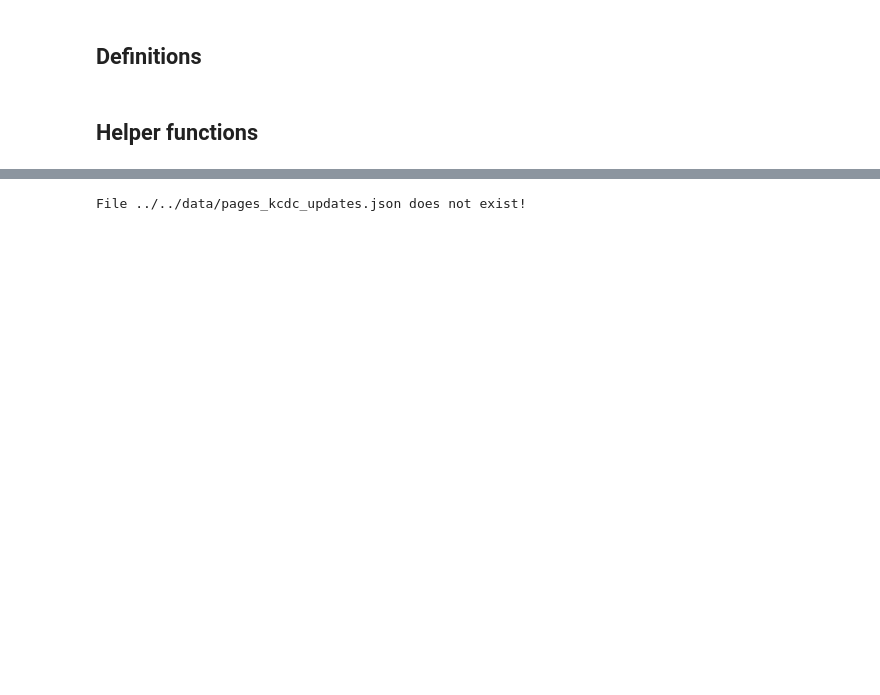
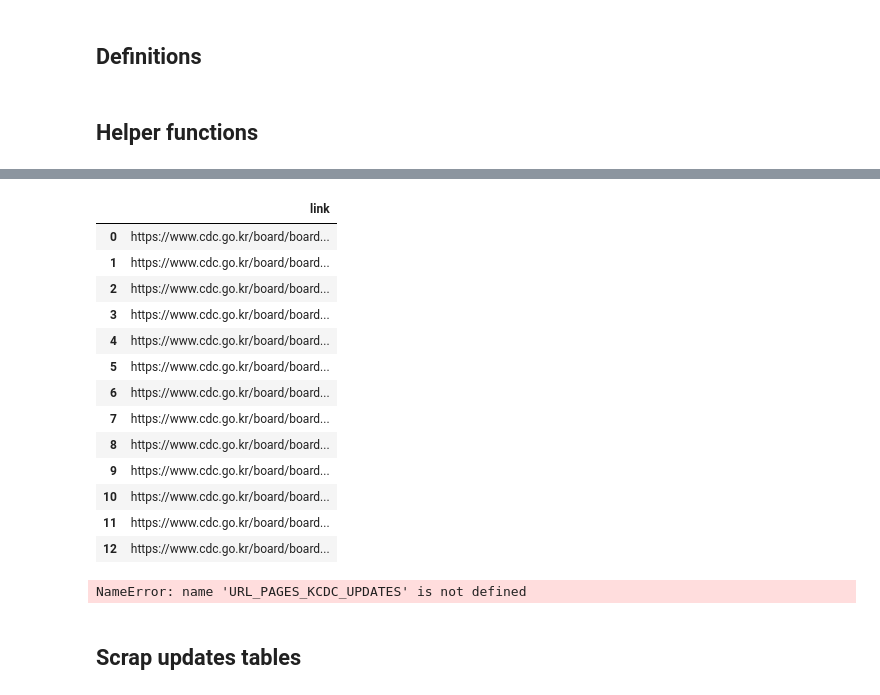
Before and after one commit to jeugregg/coronavirusModel, a Jupyter notebook: ScrapDataFromKoreaNews.ipynb, the cells around one changed output, grey strips where cells are left out. Drawn from its saved outputs; the diff is of its cells as text; code cells hidden in the pictures; blank space fills up the shorter version.

```diff
--- a/ScrapDataFromKoreaNews.ipynb
+++ b/ScrapDataFromKoreaNews.ipynb
@@ -7,6 +19,10 @@
 PATH_FOLDER_SAVE = '../../data'
 
 PATH_CSV_DATA = PATH_FOLDER_SAVE + '/data.csv'
+
+PATH_PAGES_KCDC_UPDATES = os.getcwd() + '/pages_kcdc_updates.json'
+
+PATH_TABLES_KCDC_UPDATES = os.getcwd() + '/tables_kcdc_updates.json'
 # %% [markdown]
 ## Helper functions
 # %%
@@ -125,5 +151,0 @@ class KCDCPageSpider(scrapy.Spider):
-# %%
-URL_PAGES_KCDC_UPDATES = \
-    "https://www.cdc.go.kr/board.es?mid=a30402000000&bid=0030&nPage=1"
-
-PATH_PAGES_KCDC_UPDATES = PATH_FOLDER_SAVE + '/pages_kcdc_updates.json'
@@ -135,5 +198,24 @@ File ../../data/pages_kcdc_updates.json does not exist!
+# %%
+df_pages_kcdc_updates = pd.read_json(PATH_PAGES_KCDC_UPDATES)
+df_pages_kcdc_updates
+# %% [output]
+|  | link |
+| 0 | https://www.cdc.go.kr/board/board... |
+| 1 | https://www.cdc.go.kr/board/board... |
+| 2 | https://www.cdc.go.kr/board/board... |
+| 3 | https://www.cdc.go.kr/board/board... |
+| 4 | https://www.cdc.go.kr/board/board... |
+| 5 | https://www.cdc.go.kr/board/board... |
+| 6 | https://www.cdc.go.kr/board/board... |
+| 7 | https://www.cdc.go.kr/board/board... |
+| 8 | https://www.cdc.go.kr/board/board... |
+| 9 | https://www.cdc.go.kr/board/board... |
+| 10 | https://www.cdc.go.kr/board/board... |
+| 11 | https://www.cdc.go.kr/board/board... |
+| 12 | https://www.cdc.go.kr/board/board... |
 # %%
-# configure scraping
+# TODO ?
+'''# configure scraping
 KCDCPageSpider.url_first_page = URL_PAGES_KCDC_UPDATES
 KCDCPageSpider.custom_settings = {
       'FEED_FORMAT': 'json',
@@ -144,6 +226,9 @@ KCDCPageSpider.num_max_pages = 1
 # clean last output
 clean_file(PATH_PAGES_KCDC_UPDATES)
 # scraping page urls
-run_spider(KCDCPageSpider)
+run_spider(KCDCPageSpider)'''
+# DOES NOT WORK ANYMORE !
 # %% [output]
-File ../../data/pages_kcdc_updates.json does not exist!
+NameError: name 'URL_PAGES_KCDC_UPDATES' is not defined
+# %% [markdown]
+## Scrap updates tables
```
Also changed, not shown: parts of 21 cells of this notebook.
